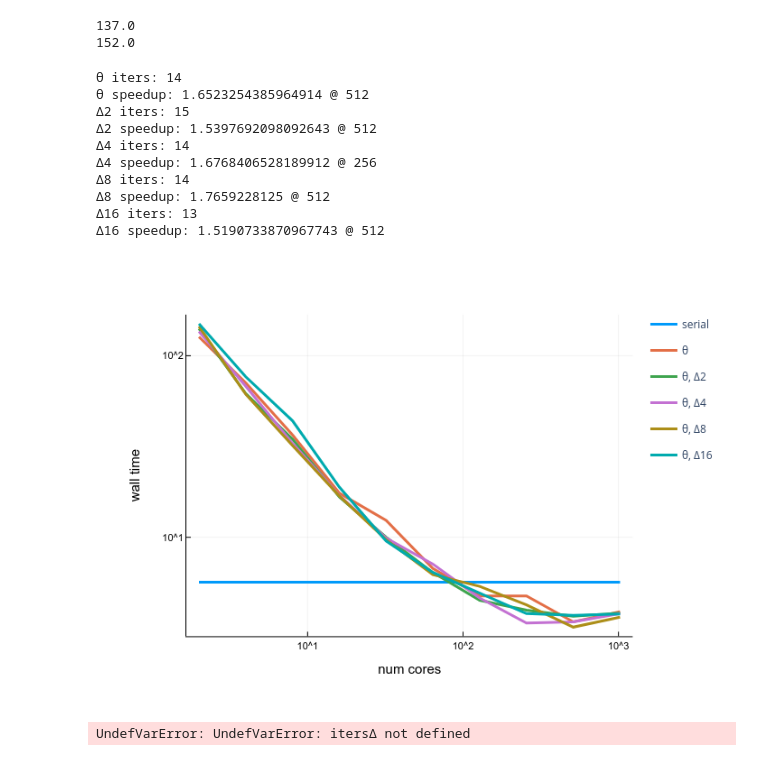
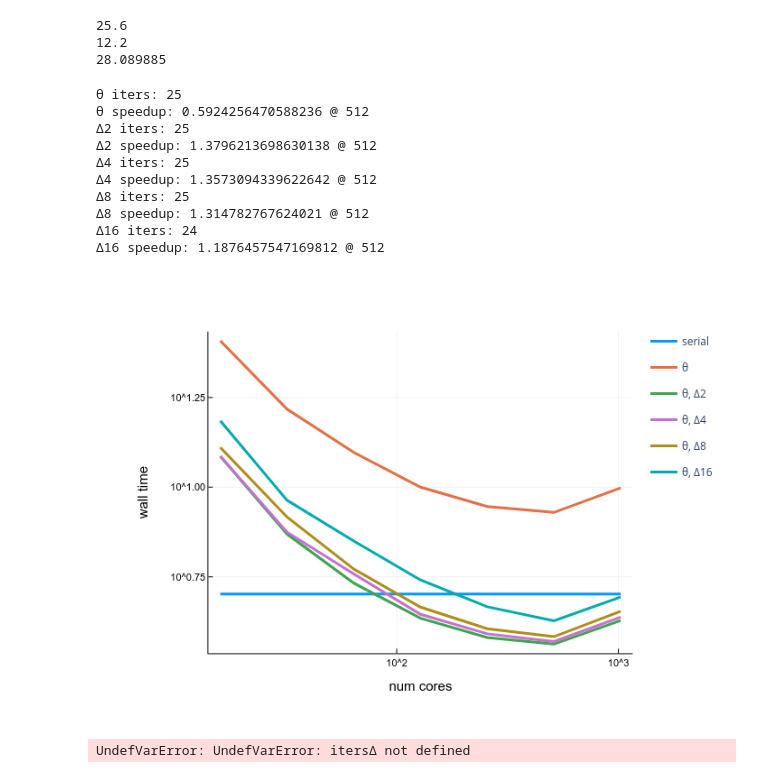
Before and after one commit to XBraid/xbraid, a Jupyter notebook: drivers/experiments/ks/strong_scaling_128/plot.ipynb, the cells around one changed output. Cells and saved outputs as stored; diff of their text form; code cells hidden in the pictures.

```diff
--- a/drivers/experiments/ks/strong_scaling_128/plot.ipynb
+++ b/drivers/experiments/ks/strong_scaling_128/plot.ipynb
@@ -34,69 +34,74 @@ function parseIters(fname::String)::Integer
     f = open(fname)
     for line in eachline(f)
         occursin("max iterations", line) && continue
+        occursin("Max", line) && continue
         occursin("iterations", line) && return parse(Int64, split(line)[end])
     end
 end
 
-println(parseTiming("ks_nc2_cf4_ml4", 1e-8))
-println(parseTiming("ks_Delta2_nc2_cf4_ml4", 1e-8))
+println(parseTiming("ks_nc16_cf4_ml4", 1e-5))
+println(parseTiming("ks_Delta2_nc16_cf4_ml4", 1e-5))
+println(parseTiming("ks_nc16_cf4_ml4"))
 # %% [output]
-137.0
-152.0
+25.6
+12.2
+28.089885
 # %%
 
-ncores = [2, 4, 8, 16, 32, 64, 128, 256, 512, 1024]
+ncores = [16, 32, 64, 128, 256, 512, 1024]
 ranks = [2, 4, 8, 16]
 ml = 4
 cf = 4
-tol = 1e-6
+tol = 1e-5
 
 function readΔ(rank, nc) return parseTiming("ks_Delta$(rank)_nc$(nc)_cf$(cf)_ml$(ml)", tol) end
 readθ = nc -> parseTiming("ks_nc$(nc)_cf$(cf)_ml$(ml)", tol)
+# function readΔ(rank, nc) return parseTiming("ks_Delta$(rank)_nc$(nc)_cf$(cf)_ml$(ml)") end
+# readθ = nc -> parseTiming("ks_nc$(nc)_cf$(cf)_ml$(ml)")
 
 # serial timing
 tser = parseTiming("ks_ml1")
 pl = plot(ncores, x->tser, linewidth=3, label="serial", xaxis=("num cores", :log), yaxis=("wall time", :log))
 
 # θ timing
 # tθ = zeros(length(ncores))
 # for i in 1:length(ncores)
 #     tθ[i] = parseTiming("ks_nc$(ncores[i])_cf$(cf)_ml$(ml)")
 # end
-itersθ = parseIters("ks_nc2_cf4_ml4")
+itersθ = parseIters("ks_nc$(ncores[1])_cf4_ml4")
 tθ = readθ.(ncores)
 println("θ iters: $(itersθ)")
 println("θ speedup: $(tser/minimum(tθ)) @ $(ncores[argmin(tθ)])")
 plot!(pl, ncores, tθ, linewidth=3, label="θ")
 
 # Δ timings
 for rank in ranks
     tΔ = zeros(length(ncores))
-    itersΔ = parseIters("ks_Delta$(rank)_nc2_cf$(cf)_ml$(ml)")
+    itersΔ = parseIters("ks_Delta$(rank)_nc$(ncores[1])_cf$(cf)_ml$(ml)")
     for i in 1:length(ncores)
         tΔ[i] = readΔ(rank, ncores[i])
     end
     println("Δ$(rank) iters: $(itersΔ)")
     println("Δ$(rank) speedup: $(tser/minimum(tΔ)) @ $(ncores[argmin(tΔ)])")
     plot!(pl, ncores, tΔ, linewidth=3, label="θ, Δ$(rank)")
 end
 savefig(pl, "scaling_cf$(cf)_ml$(ml).png")
 plot!()
 
 # println("fmg iters: $(itersfmg)")
 # println("fmg speedup: $(tser/minimum(tfmg)) @ $(ncores[argmin(tfmg)])")
 # %% [output]
-θ iters: 14
-θ speedup: 1.6523254385964914 @ 512
-Δ2 iters: 15
-Δ2 speedup: 1.5397692098092643 @ 512
-Δ4 iters: 14
-Δ4 speedup: 1.6768406528189912 @ 256
-Δ8 iters: 14
-Δ8 speedup: 1.7659228125 @ 512
-Δ16 iters: 13
-Δ16 speedup: 1.5190733870967743 @ 512
+θ iters: 25
+θ speedup: 0.5924256470588236 @ 512
+Δ2 iters: 25
+Δ2 speedup: 1.3796213698630138 @ 512
+Δ4 iters: 25
+Δ4 speedup: 1.3573094339622642 @ 512
+Δ8 iters: 25
+Δ8 speedup: 1.314782767624021 @ 512
+Δ16 iters: 24
+Δ16 speedup: 1.1876457547169812 @ 512
-[figure, old version]
+[figure, new version]
 # %%
 pl = plot(ncores, [tθ tΔ tfmg ],
           linewidth=3,
```
Also changed, not shown: 4 other files.
